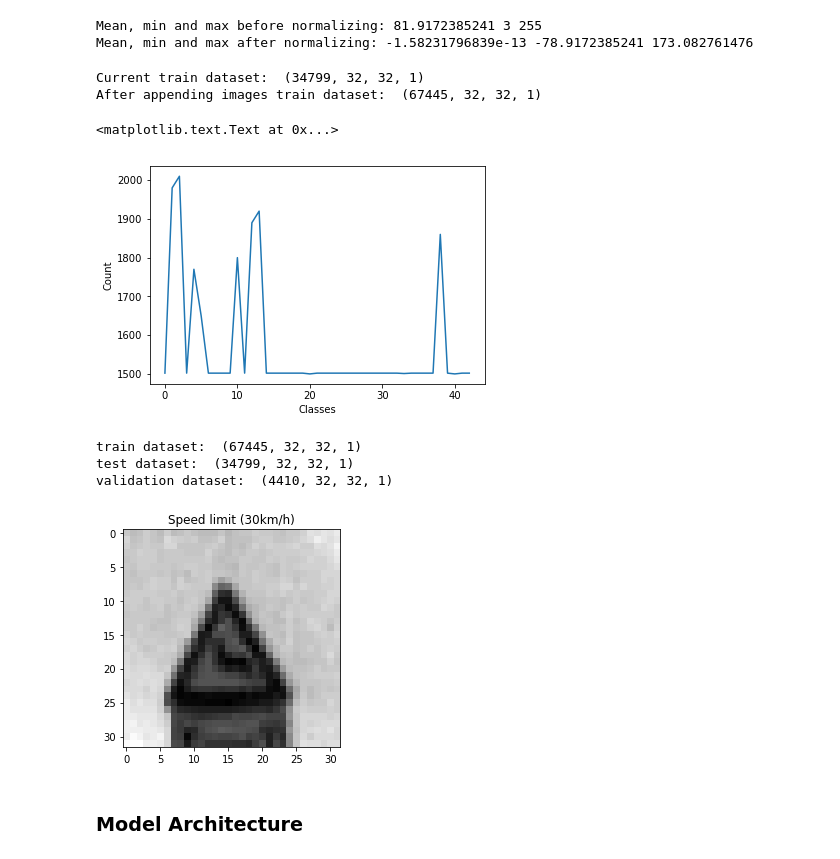
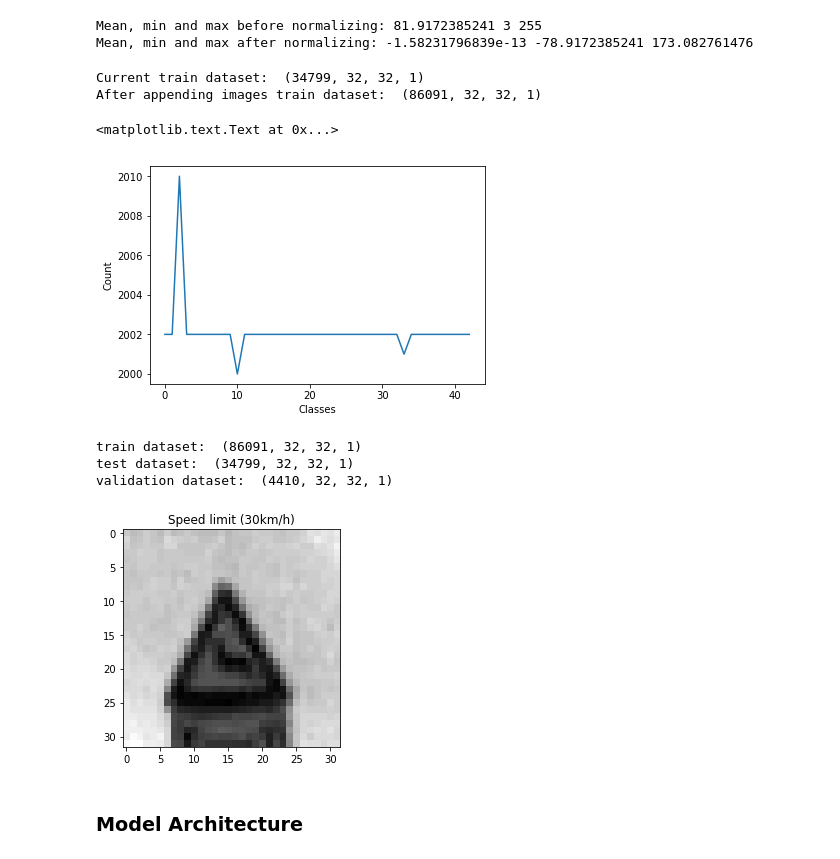
Before and after one commit to ebbaabbe/CarND-Traffic-Sign-Classifier-Project, a Jupyter notebook: Traffic_Sign_Classifier.ipynb, the cells around one changed output. Cells and saved outputs as stored; diff of their text form; code cells hidden in the pictures.

```diff
--- a/Traffic_Sign_Classifier.ipynb
+++ b/Traffic_Sign_Classifier.ipynb
@@ -247,7 +247,7 @@ print("Current train dataset: ", X_train_bw.shape)
 X_train_new = []
 y_train_new = []
 
-up_limit=1500
+up_limit=2000
 for idx, image in enumerate(X_train_bw):
     gen_cnt = up_limit - label_d[y_train[idx]]
 
@@ -272,35 +272,35 @@ for idx, image in enumerate(X_train_bw):
         # shift
         image2 = scipy.ndimage.interpolation.shift(
             image, [random.randrange(-2, 2), random.randrange(-2, 2), 0])
         #print("Image2: ", image2.shape)
         X_train_new.append(image2)
         y_train_new.append(y_train[idx])
         label_d[y_train[idx]] = label_d[y_train[idx]] + 1
 
 
         if label_d[y_train[idx]] > up_limit:
             break
 
 #print("X_train: ",X_train.shape)
 y_train = np.concatenate((y_train, y_train_new))
 X_train_bw = np.concatenate((X_train_bw,X_train_new))
 
 print("After appending images train dataset: ", X_train_bw.shape)
 
 #Plot training set distribution
 label_d=np.zeros(n_classes)
 for i in range(0,len(y_train)):
     label_d[y_train[i]] = label_d[y_train[i]]+1
 
 x=np.arange(n_classes)
 plt.plot(x, label_d)
 plt.xlabel("Classes")
 plt.ylabel("Count")
 # %% [output]
 Current train dataset:  (34799, 32, 32, 1)
-After appending images train dataset:  (67445, 32, 32, 1)
+After appending images train dataset:  (86091, 32, 32, 1)
 <matplotlib.text.Text at 0x...>
-[figure, old version]
+[figure, new version]
 # %%
 # Plot a random image
 plt.imshow(X_test_bw[454].squeeze(), cmap="gray")
@@ -310,7 +310,7 @@ print("train dataset: ", X_train_bw.shape)
 print("test dataset: ", X_test_bw.shape)
 print("validation dataset: ", X_valid_bw.shape)
 # %% [output]
-train dataset:  (67445, 32, 32, 1)
+train dataset:  (86091, 32, 32, 1)
 test dataset:  (34799, 32, 32, 1)
 validation dataset:  (4410, 32, 32, 1)
 [figure]
```
Also changed, not shown: parts of 1 cell of this notebook.
